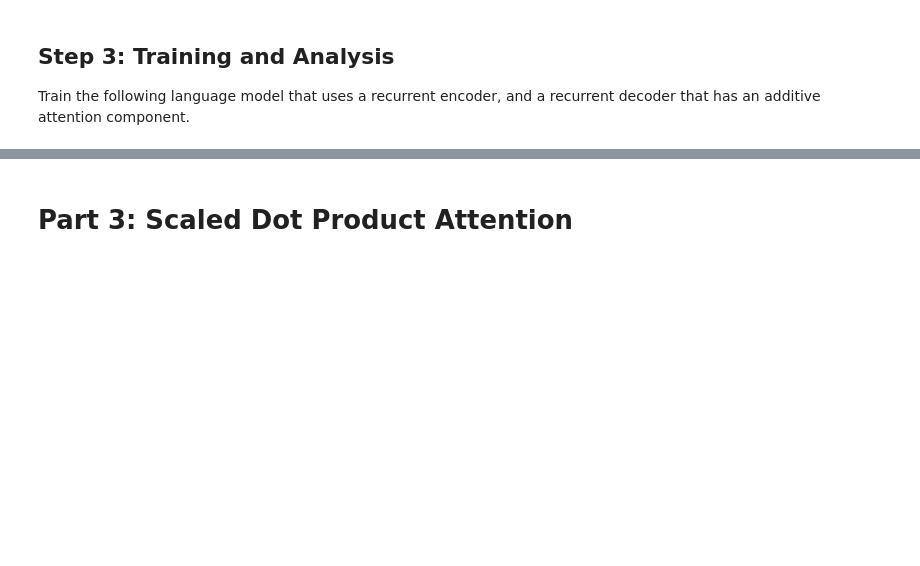
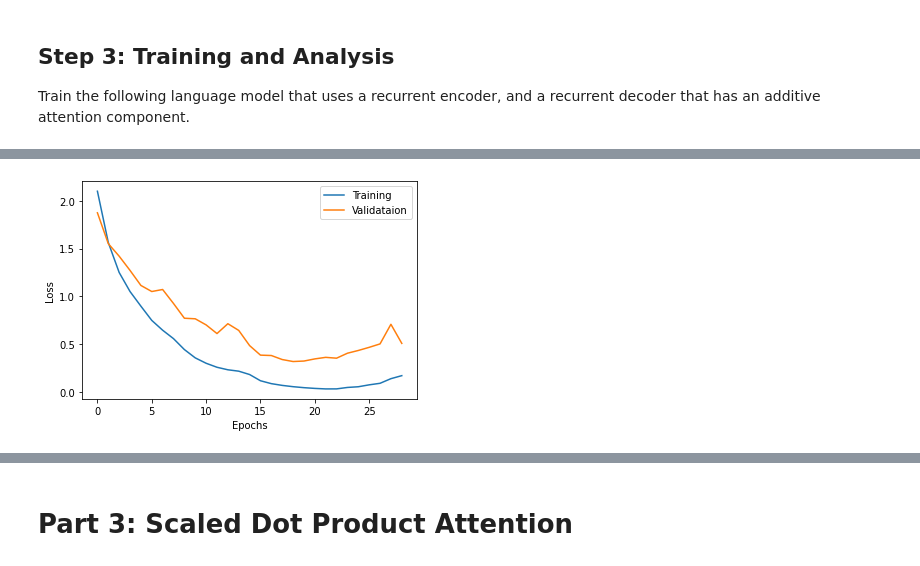
Before and after one commit to constructor-s/csc413-winter-2021, a Jupyter notebook: a3/nmt.ipynb, the cells around one changed output, grey strips where cells are left out. Drawn from its saved outputs; the diff is of its cells as text; code cells hidden in the pictures; blank space fills up the shorter version.

```diff
--- a/a3/nmt.ipynb
+++ b/a3/nmt.ipynb
@@ -1226,3 +1228,12 @@ translated:     ethay airway onditioningcay isway orkingway
+# %%
+plt.plot(np.array(rnn_attn_losses[0]).reshape(len(rnn_attn_losses[1]), -1).mean(axis=1), label="Training")
+plt.plot(rnn_attn_losses[1], label="Validataion")
+plt.xlabel("Epochs")
+plt.ylabel("Loss")
+plt.legend()
+plt.savefig("loss_additive_attention.pdf")
+# %% [output]
+[figure, added]
 # %%
 TEST_SENTENCE = 'the air conditioning is working'
 translated = translate_sentence(TEST_SENTENCE, rnn_attn_encoder, rnn_attn_decoder, None, rnn_attn_args)
```
Also changed, not shown: parts of 15 cells of this notebook.
